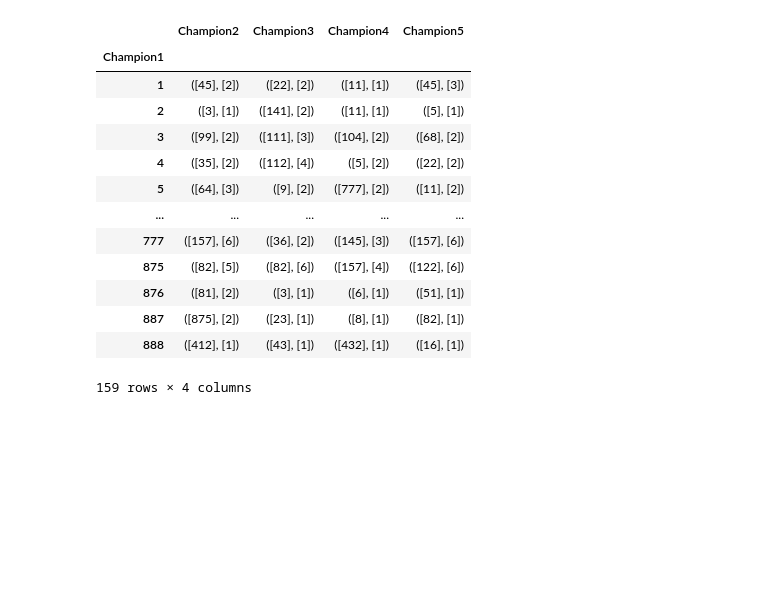
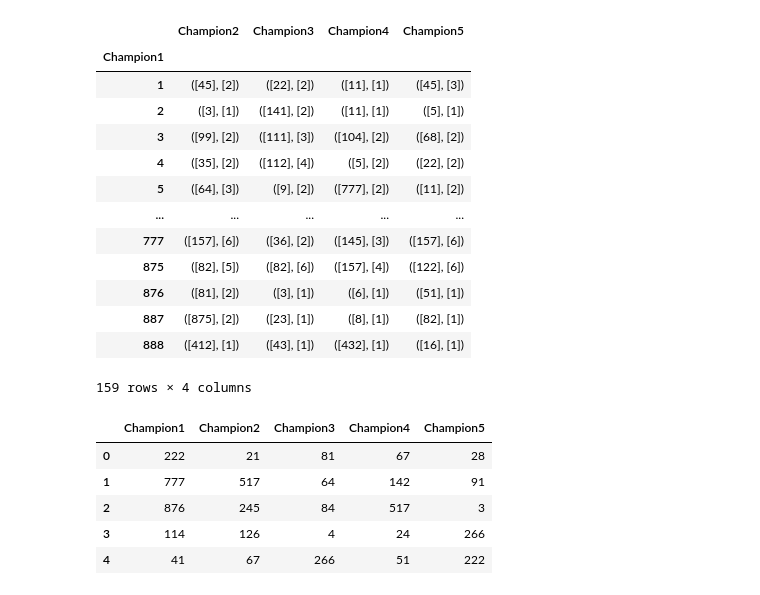
Before and after one commit to Ethan-Shapiro/Tiger-Graph-LoL-Champion-Recommender, a Jupyter notebook: data_prep.ipynb, the cells around one changed output. Saved outputs shown, nothing was run; the diff lists cells and outputs as text; code cells hidden in the pictures; blank space fills up the shorter version.

```diff
--- a/data_prep.ipynb
+++ b/data_prep.ipynb
@@ -244,3 +264,13 @@ na_combined.pivot_table(index='Champion1', aggfunc=stats.mode)
 | 887 | ([875], [2]) | ([23], [1]) | ([8], [1]) | ([82], [1]) |
 | 888 | ([412], [1]) | ([43], [1]) | ([432], [1]) | ([16], [1]) |
 159 rows × 4 columns
+# %%
+kr_combined = pd.concat(kr_dfs.values(), axis=0)
+kr_combined.head()
+# %% [output]
+|  | Champion1 | Champion2 | Champion3 | Champion4 | Champion5 |
+| 0 | 222 | 21 | 81 | 67 | 28 |
+| 1 | 777 | 517 | 64 | 142 | 91 |
+| 2 | 876 | 245 | 84 | 517 | 3 |
+| 3 | 114 | 126 | 4 | 24 | 266 |
+| 4 | 41 | 67 | 266 | 51 | 222 |
```
Also changed, not shown: parts of 19 cells of this notebook, 3 other files.
